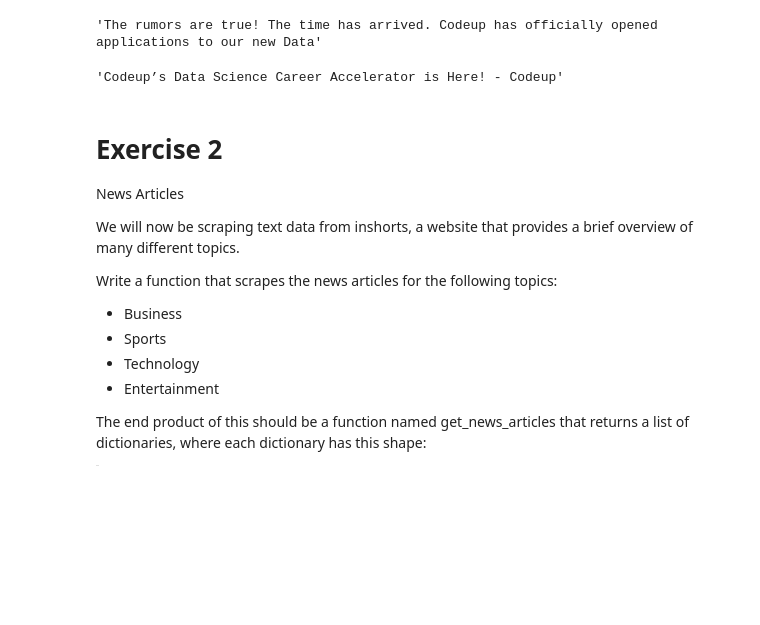
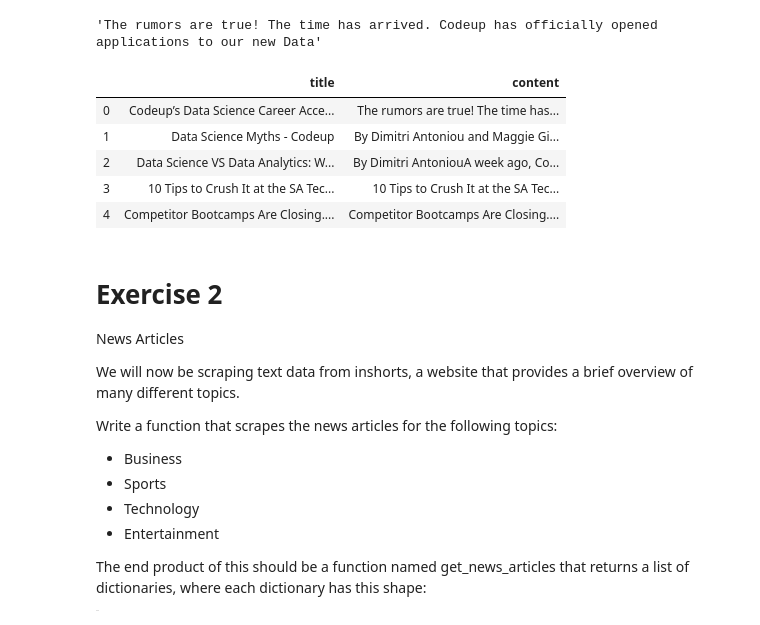
Before and after one commit to allenjiang666/natural-language-processing, a Jupyter notebook: acquire.ipynb, the cells around one changed output. Cells and saved outputs as stored; diff of their text form; code cells hidden in the pictures; blank space fills up the shorter version.

```diff
--- a/acquire.ipynb
+++ b/acquire.ipynb
@@ -64,7 +65,7 @@ urls = ['https://codeup.com/codeups-data-science-career-accelerator-is-here/',
 'https://codeup.com/10-tips-to-crush-it-at-the-sa-tech-job-fair/',
 'https://codeup.com/competitor-bootcamps-are-closing-is-the-model-in-danger/']
 # %%
-def acquire_codeup_blog(urls):
+def get_codeup_blogs(urls):
     blogs=[]
     for url in urls:
         headers = {'User-Agent': 'Codeup Data Science'} # Some websites don't accept the pyhon-requests default user-agent
@@ -74,11 +75,24 @@ def acquire_codeup_blog(urls):
         content = soup.find('div', class_='jupiterx-post-content').text
         blog={'title':title,'content':content}
         blogs.append(blog)
-    return blogs
+    return pd.DataFrame(blogs)
-# %%
-acquire_codeup_blog(urls)[0]['title']
-# %% [output]
-'Codeup’s Data Science Career Accelerator is Here! - Codeup'
+# %%
+def acquire_codeup_blogs():
+    if os.path.exists('codeup_blogs.csv'):
+        df = pd.read_csv('codeup_blogs.csv',  index_col=0)
+    else:
+        df = get_codeup_blogs(urls)
+        df.to_csv('codeup_blogs.csv')
+    return df
+# %%
+acquire_codeup_blogs()
+# %% [output]
+|  | title | content |
+| 0 | Codeup’s Data Science Career Acce... | The rumors are true! The time has... |
+| 1 | Data Science Myths - Codeup | By Dimitri Antoniou and Maggie Gi... |
+| 2 | Data Science VS Data Analytics: W... | By Dimitri AntoniouA week ago, Co... |
+| 3 | 10 Tips to Crush It at the SA Tec... | 10 Tips to Crush It at the SA Tec... |
+| 4 | Competitor Bootcamps Are Closing.... | Competitor Bootcamps Are Closing.... |
 # %% [markdown]
 # Exercise 2
 News Articles
```
Also changed, not shown: parts of 24 cells of this notebook, 2 other files.
